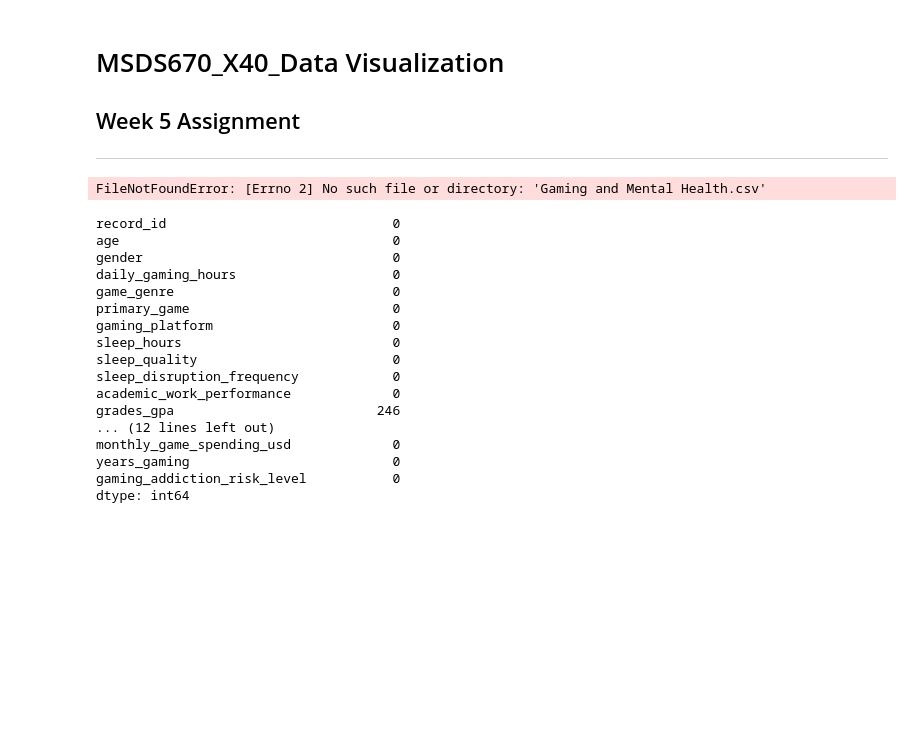
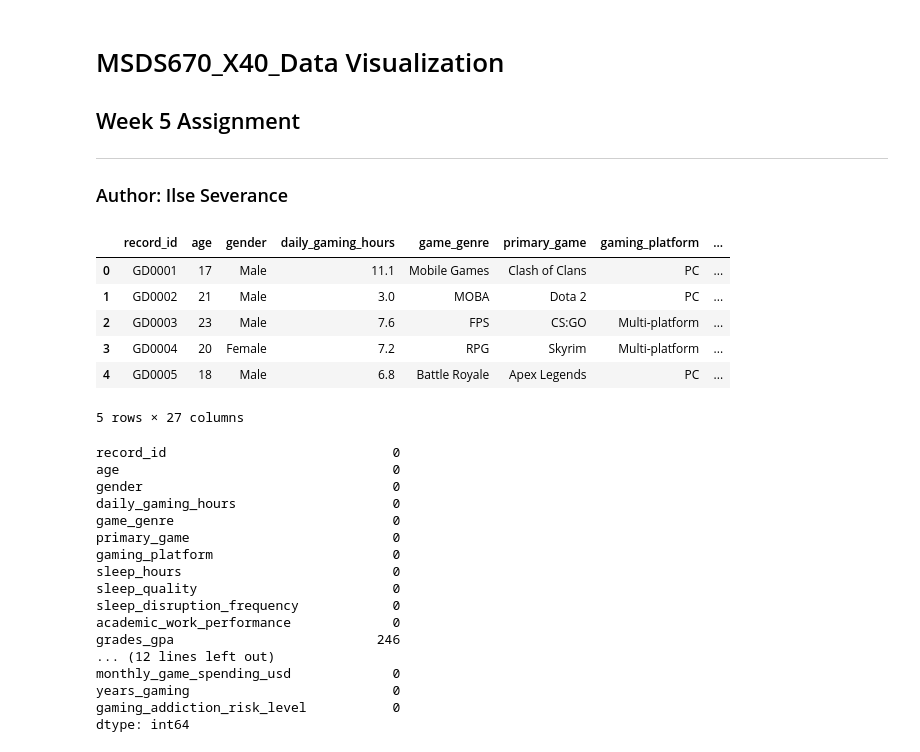
Before and after one commit to ilsecaher/MSDS470_X40_Data-Visualization_Wk5, a Jupyter notebook: MSDS670_X40_Data Visualization_AssignmentWk5 - Ilse Severance.ipynb, the cells around one changed output. Drawn from its saved outputs; the diff is of its cells as text; code cells hidden in the pictures; blank space fills up the shorter version.

```diff
--- a/MSDS670_X40_Data Visualization_AssignmentWk5 - Ilse Severance.ipynb
+++ b/MSDS670_X40_Data Visualization_AssignmentWk5 - Ilse Severance.ipynb
@@ -3,6 +3,8 @@
 ## Week 5 Assignment
 
 ---
+
+### Author: Ilse Severance
 # %%
 #Loading libraries
 import pandas as pd
@@ -10,10 +12,16 @@ import numpy as np
 import matplotlib.pyplot as plt
 # %%
 #Load data
-df = pd.read_csv("Gaming and Mental Health.csv")
+df = pd.read_csv("MSDS670_X40_Data Visualization_AssignmentWk5 - Ilse Severance - Gaming and mental health.csv")
 df.head()
 # %% [output]
+|  | record_id | age | gender | daily_gaming_hours | game_genre | primary_game | gaming_platform | ... |
+| 0 | GD0001 | 17 | Male | 11.1 | Mobile Games | Clash of Clans | PC | ... |
+| 1 | GD0002 | 21 | Male | 3.0 | MOBA | Dota 2 | PC | ... |
+| 2 | GD0003 | 23 | Male | 7.6 | FPS | CS:GO | Multi-platform | ... |
+| 3 | GD0004 | 20 | Female | 7.2 | RPG | Skyrim | Multi-platform | ... |
+| 4 | GD0005 | 18 | Male | 6.8 | Battle Royale | Apex Legends | PC | ... |
-FileNotFoundError: [Errno 2] No such file or directory: 'Gaming and Mental Health.csv'
+5 rows × 27 columns
 # %%
 #Looking if there are missing values
 print(df.isnull().sum())
```
